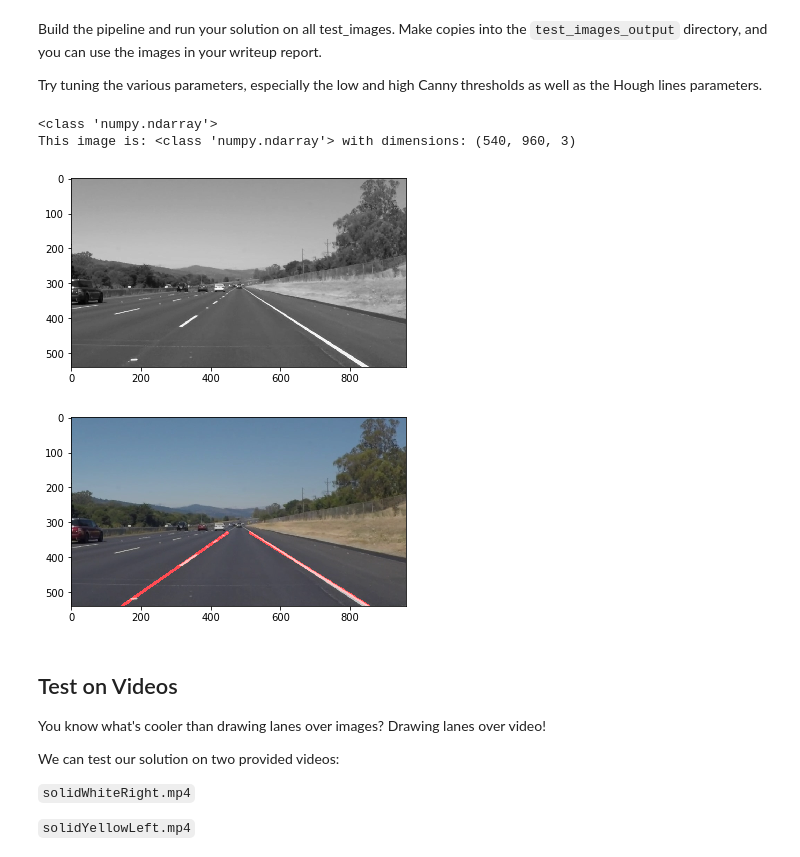
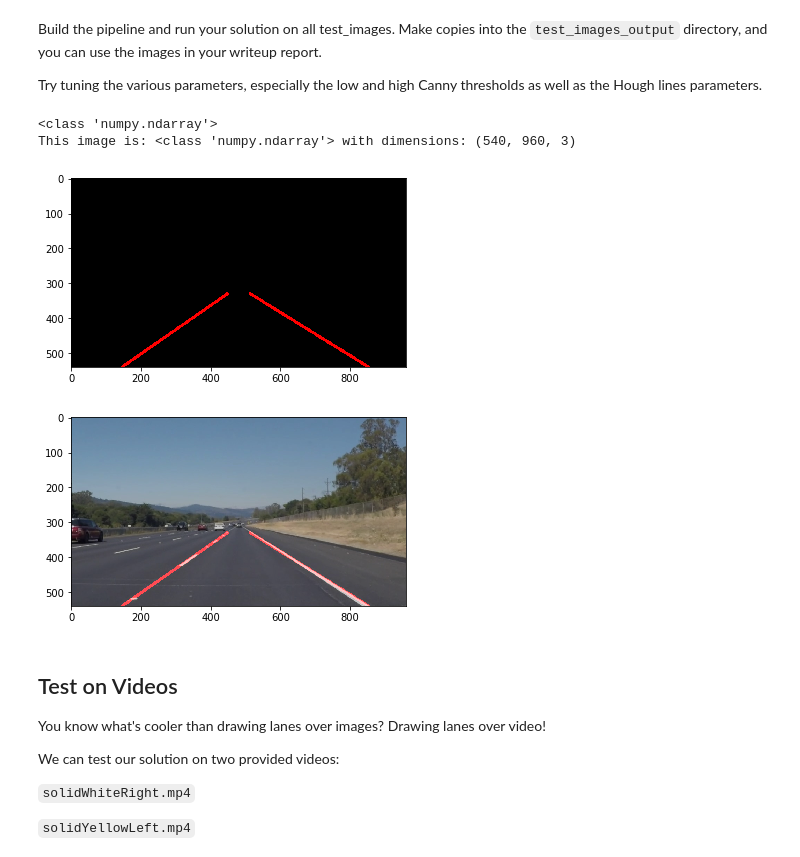
Before and after one commit to ChenxinWang0210/Find-Lane-Lines-on-Road, a Jupyter notebook: P1.ipynb, the cells around one changed output. Cells and saved outputs as stored; diff of their text form; code cells hidden in the pictures.

```diff
--- a/P1.ipynb
+++ b/P1.ipynb
@@ -285,37 +286,37 @@ line_image=np.copy(image)*0
 
 # Define the Hough transformation parameters
 
 rho = 2
 theta = np.pi/180*1.5
 threshold = 15
 min_line_len = 10
 max_line_gap = 10
 
 # Output "line_image" contains the left and right line
 line_image = hough_lines(masked_edges, rho, theta, threshold, min_line_len, max_line_gap)
 
 
 
 # Draw the lines on the original image
 combo = weighted_img(line_image, image, α=0.8, β=1., γ=0.)
 
 plt.figure(0)
-#plt.imshow(image)  # if you wanted to show a single color channel image called 'gray', for example, call as
-plt.imshow(gray, cmap='gray')
+plt.imshow(line_image)  # if you wanted to show a single color channel image called 'gray', for example, call as
+#plt.imshow(gray, cmap='gray')
 
 #save the file
-mpimg.imsave('test_images/' + image_name +"_grayscale.jpg", gray)
+mpimg.imsave('test_images/' + image_name +"_line_image.jpg",line_image)
 
 plt.figure(1)
 print('This image is:', type(combo), 'with dimensions:', combo.shape)
 plt.imshow(combo)  # if you wanted to show a single color channel image called 'gray', for example, call as plt.imshow(gray, cmap='gray')
 
 #save the file
 mpimg.imsave('test_images/' + image_name +"_Lane_Lines.jpg", combo)
 # %% [output]
 <class 'numpy.ndarray'>
 This image is: <class 'numpy.ndarray'> with dimensions: (540, 960, 3)
-[figure, old version]
+[figure, new version]
 [figure]
 # %% [markdown]
 ## Test on Videos
```
Also changed, not shown: parts of 1 cell of this notebook, 5 other files.
